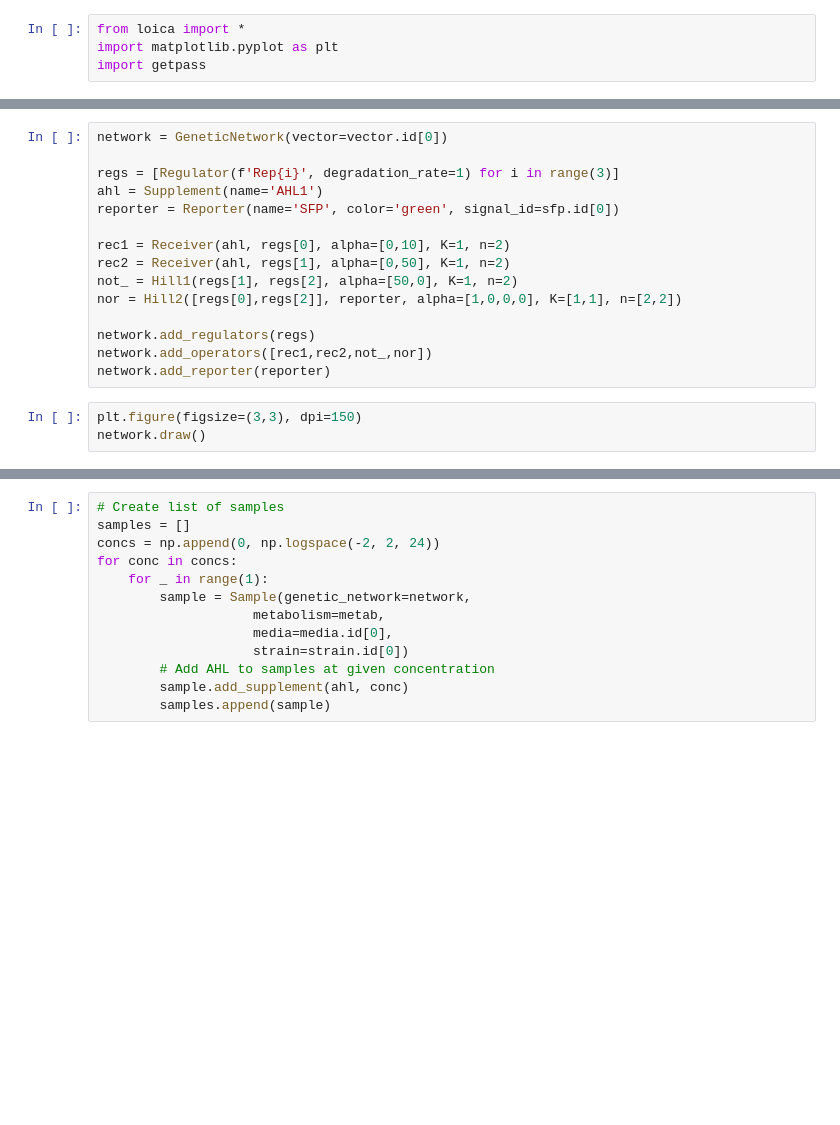
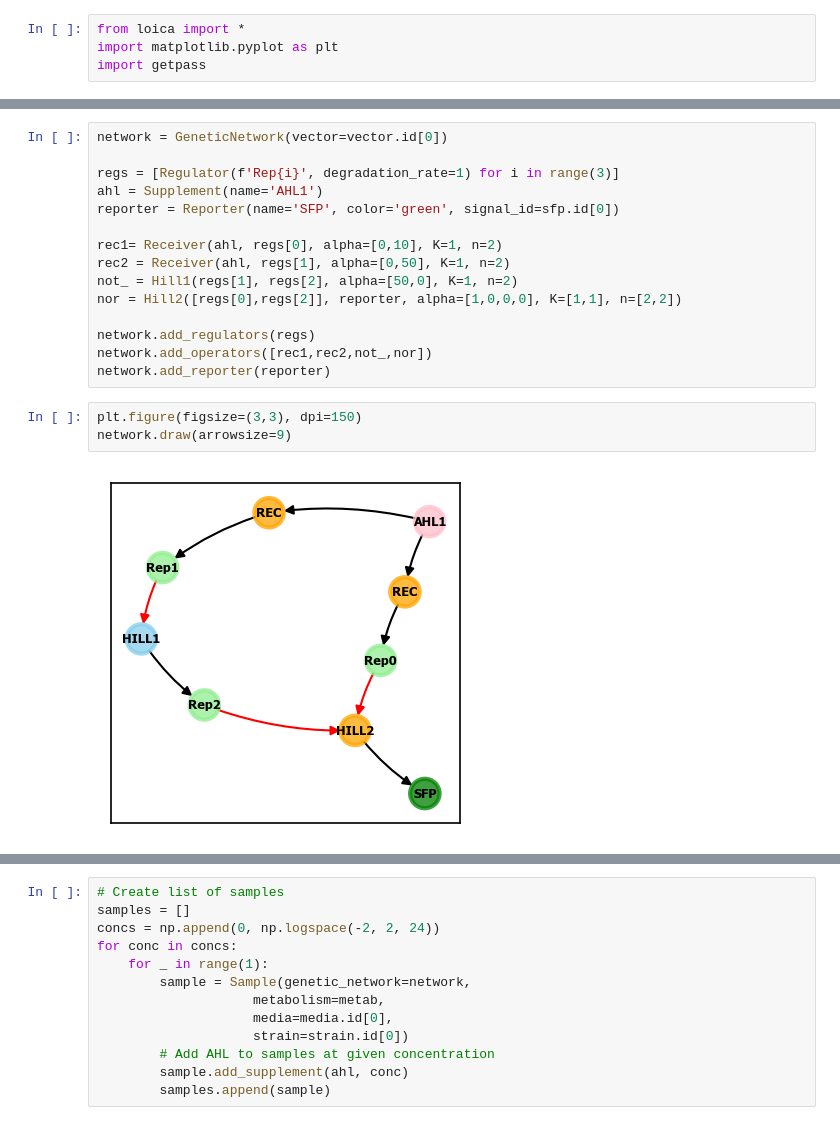
Before and after one commit to RudgeLab/LOICA, a Jupyter notebook: notebooks/Band Detect.ipynb, the cells around one changed output, grey strips where cells are left out. Drawn from its saved outputs; the diff is of its cells as text; blank space fills up the shorter version.

Commit message:
Correct coloring of arrows according to regulation logic

```diff
--- a/notebooks/Band Detect.ipynb
+++ b/notebooks/Band Detect.ipynb
@@ -21,7 +31,7 @@ regs = [Regulator(f'Rep{i}', degradation_rate=1) for i in range(3)]
 ahl = Supplement(name='AHL1')
 reporter = Reporter(name='SFP', color='green', signal_id=sfp.id[0])
 
-rec1 = Receiver(ahl, regs[0], alpha=[0,10], K=1, n=2)
+rec1= Receiver(ahl, regs[0], alpha=[0,10], K=1, n=2)
 rec2 = Receiver(ahl, regs[1], alpha=[0,50], K=1, n=2)
 not_ = Hill1(regs[1], regs[2], alpha=[50,0], K=1, n=2)
 nor = Hill2([regs[0],regs[2]], reporter, alpha=[1,0,0,0], K=[1,1], n=[2,2])
@@ -31,7 +41,9 @@ network.add_operators([rec1,rec2,not_,nor])
 network.add_reporter(reporter)
 # %%
 plt.figure(figsize=(3,3), dpi=150)
-network.draw()
+network.draw(arrowsize=9)
+# %% [output]
+[figure, added]
 # %%
 def growth_rate(t):
     return gompertz_growth_rate(t, 0.05, 1, 1, 1)
```
Also changed, not shown: parts of 8 cells of this notebook, 3 other files.
